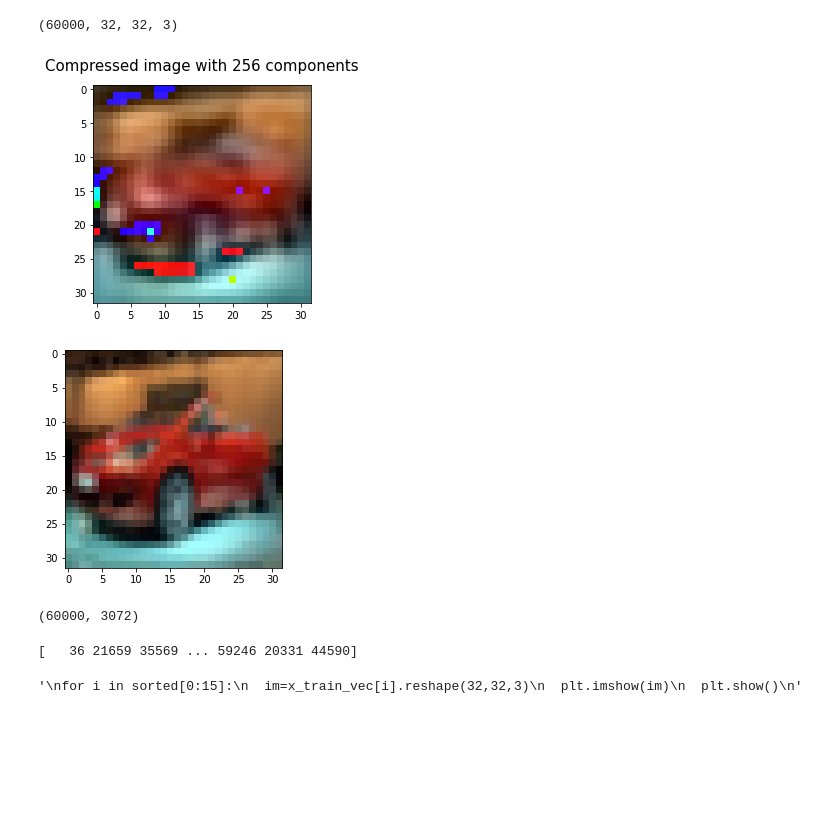
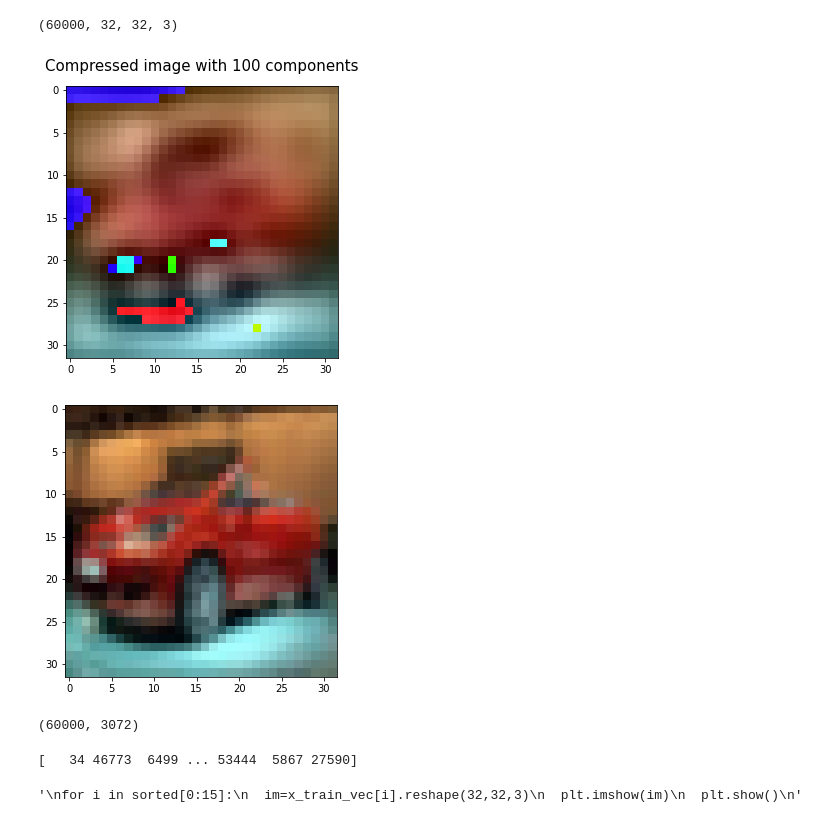
Before and after one commit to saebswaity/cbir-using-pca, a Jupyter notebook: Copy_of_pca_compression.ipynb, the cells around one changed output. Saved outputs shown, nothing was run; the diff lists cells and outputs as text; code cells hidden in the pictures; blank space fills up the shorter version.

```diff
--- a/Copy_of_pca_compression.ipynb
+++ b/Copy_of_pca_compression.ipynb
@@ -112,18 +110,18 @@ print(x_train.shape)
 # %%
 
 i=45
-
+plt.figure(figsize=(5,5))
 image_pca = inverse_cbir_pca_comp[i,:].reshape([32,32,3])
 plt.imshow(image_pca.astype(np.uint8))
-plt.title('Compressed image with 256 components', fontsize=15, pad=15)
+plt.title('Compressed image with 100 components', fontsize=15, pad=15)
 plt.savefig("image_pca.png")
 plt.show()
-
+plt.figure(figsize=(5,5))
 plt.imshow(x_train[i].astype(np.uint8))
 plt.show()
 # %% [output]
-[figure, old version]
+[figure, new version]
-[figure, old version]
+[figure, new version]
 # %%
 from sklearn.decomposition import PCA
 #np.cumsum(cbir_pca_comp.explained_variance_ratio_ * 100)[-1]
@@ -151,7 +149,7 @@ def einsum_sqrt(a):
   #return np.sum(np.abs(a))
 
 #print("imagetensor=",imagetensor)
-ind=36
+ind=34
 com1=einsum_sqrt(cbir_pca_comp-cbir_pca_comp[ind])
 
 #com1=einsum_sqrt(x_train_vec -x_train_vec[ind])
@@ -169,7 +167,7 @@ for i in sorted[0:15]:
   plt.show()
 """
 # %% [output]
-[   36 21659 35569 ... 59246 20331 44590]
+[   34 46773  6499 ... 53444  5867 27590]
 '\nfor i in sorted[0:15]:\n  im=x_train_vec[i].reshape(32,32,3)\n  plt.imshow(im)\n  plt.show()\n'
 # %%
 # change the figure size
```
Also changed, not shown: parts of 3 cells of this notebook.
